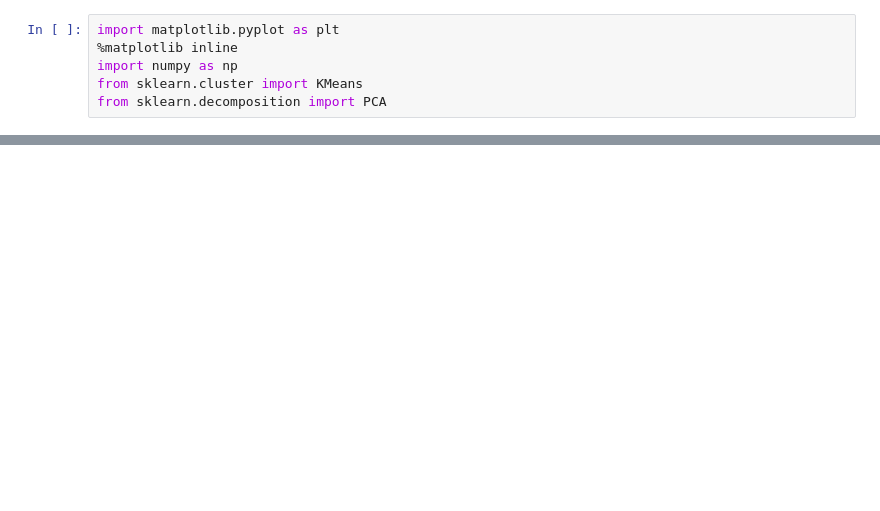
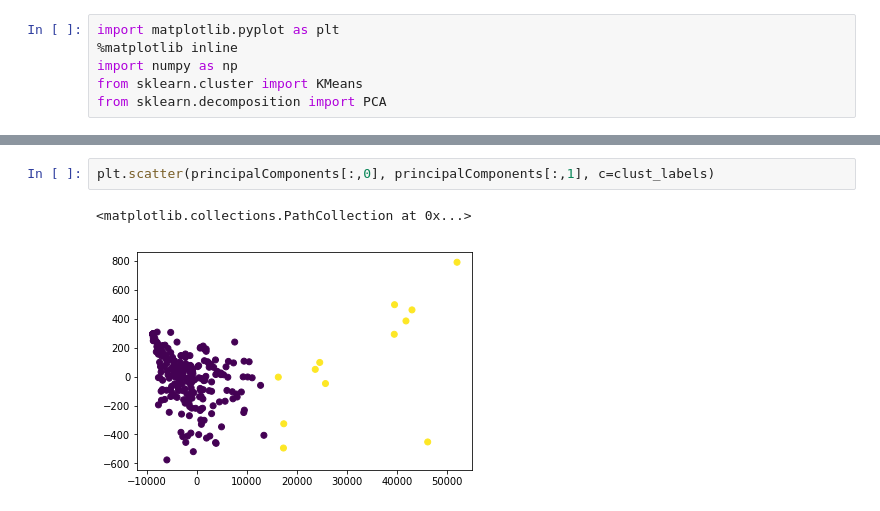
Before and after one commit to mariomeissner/moodle-log-parser, a Jupyter notebook: clustering_alumnos.ipynb, the cells around one changed output, grey strips where cells are left out. Drawn from its saved outputs; the diff is of its cells as text; blank space fills up the shorter version.

```diff
--- a/clustering_alumnos.ipynb
+++ b/clustering_alumnos.ipynb
@@ -35,0 +49,5 @@ plt.scatter(principalComponents[:,0], principalComponents[:,1])
+# %%
+plt.scatter(principalComponents[:,0], principalComponents[:,1], c=clust_labels)
+# %% [output]
+<matplotlib.collections.PathCollection at 0x...>
+[figure, added]
```
Also changed, not shown: parts of 6 cells of this notebook.
